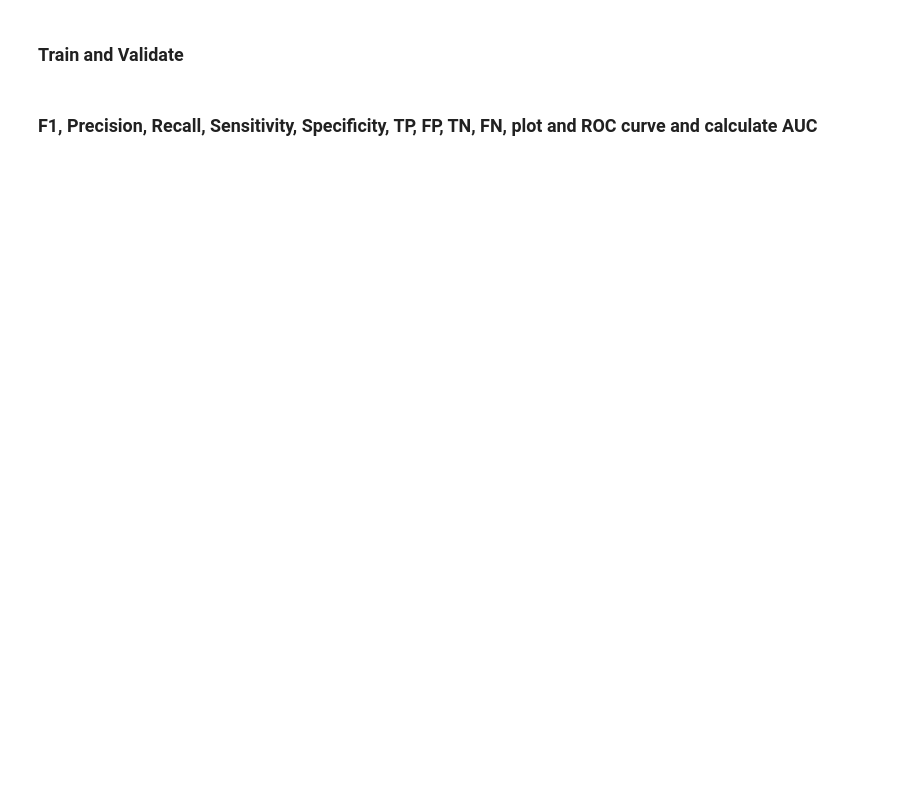
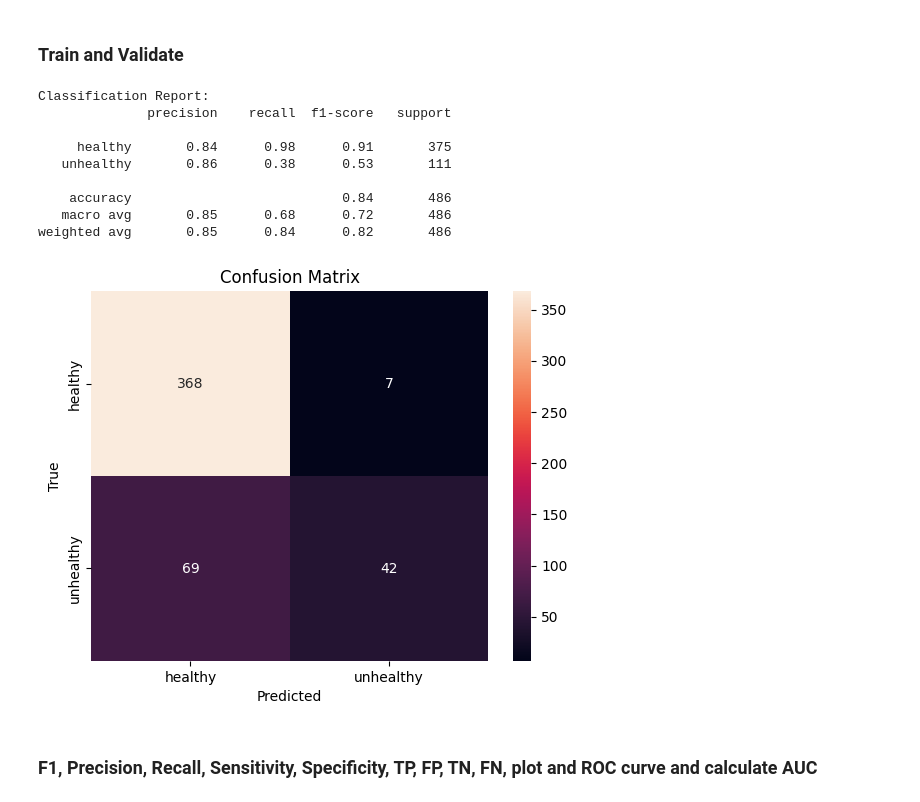
Before and after one commit to travislatchman/HeartSoundClassifier_CNN, a Jupyter notebook: HeartSoundClassifier_CNN_1D.ipynb, the cells around one changed output. Cells and saved outputs as stored; diff of their text form; code cells hidden in the pictures; blank space fills up the shorter version.

```diff
--- a/HeartSoundClassifier_CNN_1D.ipynb
+++ b/HeartSoundClassifier_CNN_1D.ipynb
@@ -199,14 +121,14 @@ class HeartSoundDataset(Dataset):
 
         return torch.tensor(normalized_data[:self.num_output_samples]).float(), label
 # %%
-def create_dataloaders(file_paths, labels, weights, max_num_samples, rng, train_ratio=0.7, val_ratio=0.15, test_ratio=0.15, batch_size=100, augmentation=True):
+def create_dataloaders(file_paths, labels, weights, max_num_samples, train_ratio=0.7, val_ratio=0.15, test_ratio=0.15, batch_size=100, augmentation=True):
     dataset_size = len(file_paths)
     train_size = int(train_ratio * dataset_size)
     val_size = int(val_ratio * dataset_size)
     test_size = dataset_size - train_size - val_size
 
     dataset = HeartSoundDataset(file_paths, labels, max_num_samples)
-    train_set, val_set, test_set = random_split(dataset, [train_size, val_size, test_size], generator=rng)
+    train_set, val_set, test_set = random_split(dataset, [train_size, val_size, test_size],) # generator=rng) - used for training
 
     # Apply data augmentation only to the training dataset
     train_set.dataset = HeartSoundDataset(train_set.dataset.file_paths, train_set.dataset.labels,
@@ -588,29 +439,31 @@ def Test_model(model, test_dataloader, classifier_threshold=0.5):
   return target, prediction
 # %%
 # Test the model
-model = HeartSoundClassifier()
-model.load_state_dict(torch.load('/content/drive/MyDrive/MLMA Group/physionet_model.pt'))
+model = HeartSoundClassifier2()
+model.load_state_dict(torch.load('/content/drive/MyDrive/MLMA Group/physionet_model2.pt'))
 y_true, y_pred = Test_model(model, test_loader)
-# model.eval()
-# with torch.no_grad():
-#     y_true = []
-#     y_pred = []
-#     for data, labels in test_loader:
-#         outputs = model(data)
-#         _, predicted = torch.max(outputs.data, 1)
-#         y_true.extend(labels.numpy())
-#         y_pred.extend(predicted.numpy())
 # %%
 # Evaluation metrics
 print('\nClassification Report:')
-print(classification_report(y_true, y_pred, target_names=label_encoder.classes_))
+print(classification_report(y_true, y_pred, target_names=label_encoder_phys1.classes_))
 
 confusion_mtx = confusion_matrix(y_true, y_pred)
-sns.heatmap(confusion_mtx, annot=True, fmt='d', xticklabels=label_encoder.classes_, yticklabels=label_encoder.classes_)
+sns.heatmap(confusion_mtx, annot=True, fmt='d', xticklabels=label_encoder_phys1.classes_, yticklabels=label_encoder_phys1.classes_)
 plt.xlabel('Predicted')
 plt.ylabel('True')
 plt.title('Confusion Matrix')
 plt.show()
+# %% [output]
+Classification Report:
+              precision    recall  f1-score   support
+
+     healthy       0.84      0.98      0.91       375
+   unhealthy       0.86      0.38      0.53       111
+
+    accuracy                           0.84       486
+   macro avg       0.85      0.68      0.72       486
+weighted avg       0.85      0.84      0.82       486
+[figure, added]
 # %% [markdown]
 ### F1, Precision, Recall, Sensitivity, Specificity, TP, FP, TN, FN, plot and ROC curve and calculate AUC
 # %%
```
Also changed, not shown: parts of 36 cells of this notebook.
